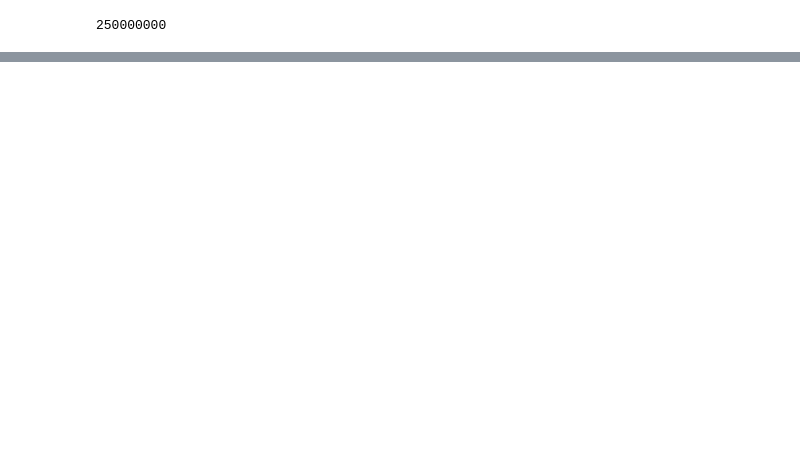
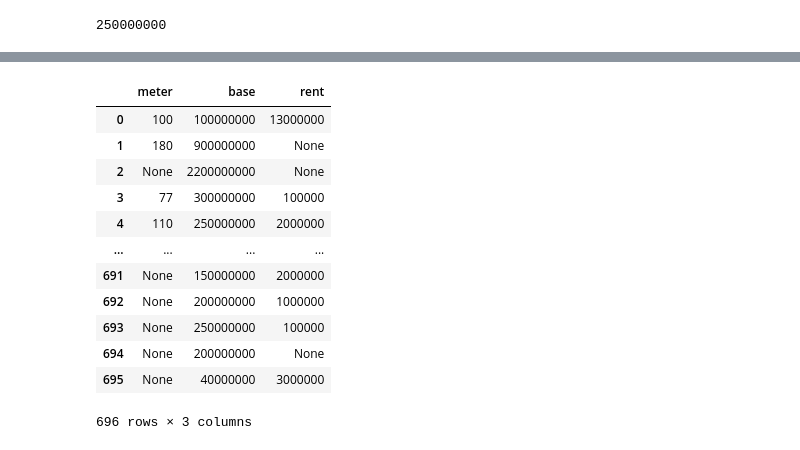
Before and after one commit to bahram3000/all_project, a Jupyter notebook: pythonProject6/test8.ipynb, the cells around one changed output, grey strips where cells are left out. Saved outputs shown, nothing was run; the diff lists cells and outputs as text; code cells hidden in the pictures; blank space fills up the shorter version.

```diff
--- a/pythonProject6/test8.ipynb
+++ b/pythonProject6/test8.ipynb
@@ -154,9 +155,9 @@ data['web_widgets']['post_list'][0]['data']
   'is_icon_left': True},
  'token': 'QZTJCF0C'}
 # %%
-last_date=1699934480450773
-b=[]
-for i in range(8):
+last_date = 1699934480450773
+b = []
+for i in range(30):
     if i != 0:
         js1 = {"json_schema": {
             "category": {
@@ -172,11 +173,11 @@ for i in range(8):
             "last-post-date": last_date
         }
         headers1 = {
-        "Content_type": "application/json"
+            "Content_type": "application/json"
         }
         response = requests.post(url=url, json=js, headers=headers)
         data1 = response.json()
         for i in data1['web_widgets']['post_list']:
             b.append([i['data']['title'], i['data']['top_description_text'], i['data']['middle_description_text']])
-        last_date=data1['last_post_date']
+        last_date = data1['last_post_date']
 # %%
@@ -207,8 +202,11 @@ per_to_eng_dict={'۰':'0','۱':'1','۲':'2','۳':'3','۴':'4','۵':'5','۶':'6',
 # %%
-def extract_persian_num_from_string(text:str):
-    out=''
+def extract_persian_num_from_string(text: str):
+    out = ''
     for i in text:
         if i in persian_number:
-            out+=per_to_eng_dict[i]
-    return int(out)
+            out += per_to_eng_dict[i]
+    if out != '':
+        return int(out)
+    else:
+        np.NaN
 # %%
@@ -217,0 +236,17 @@ extract_persian_num_from_string(b[4,1])
+# %%
+l=pd.DataFrame(l,columns=['meter','base','rent'])
+l
+# %% [output]
+|  | meter | base | rent |
+| 0 | 100 | 100000000 | 13000000 |
+| 1 | 180 | 900000000 | None |
+| 2 | None | 2200000000 | None |
+| 3 | 77 | 300000000 | 100000 |
+| 4 | 110 | 250000000 | 2000000 |
+| ... | ... | ... | ... |
+| 691 | None | 150000000 | 2000000 |
+| 692 | None | 200000000 | 1000000 |
+| 693 | None | 250000000 | 100000 |
+| 694 | None | 200000000 | None |
+| 695 | None | 40000000 | 3000000 |
+696 rows × 3 columns
```
Also changed, not shown: parts of 13 cells of this notebook.
